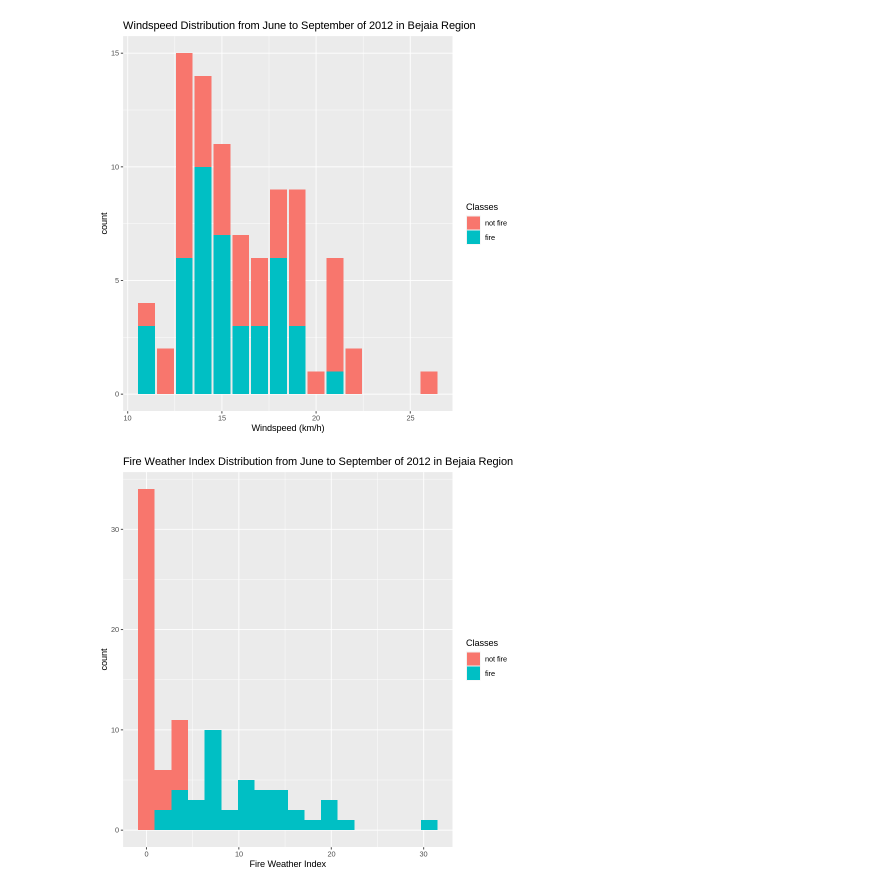
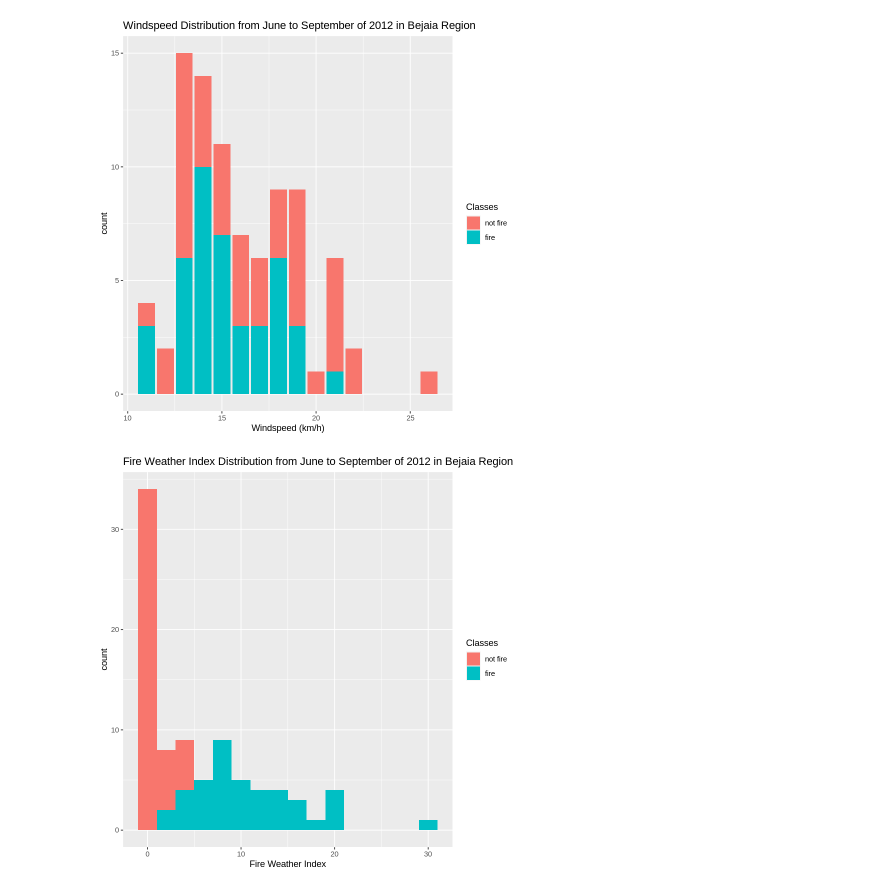
Before and after one commit to edsobcz/fire-project, a Jupyter notebook: group_09_proposal.ipynb, the cells around one changed output. Saved outputs shown, nothing was run; the diff lists cells and outputs as text; code cells hidden in the pictures.

```diff
--- a/group_09_proposal.ipynb
+++ b/group_09_proposal.ipynb
@@ -134,13 +134,13 @@ Warning message:
 # %%
 # this is my modification of the last histogram. needed to remove the stat = "count" to get binwidth to work
 # since histos default to the count, you don't actually need to add that argument
 # we can decide whether to keep it for the other histos, cause that's what puts space btwn the bars
 
 FWI_dstn_plot <- fire_training %>%
     ggplot(aes(x = FWI, fill = Classes)) +
-    geom_histogram(binwidth = 1.8) +
+    geom_histogram(binwidth = 2, position = "stack") +
     labs(x = "Fire Weather Index") +
     ggtitle("Fire Weather Index Distribution from June to September of 2012 in Bejaia Region")
 FWI_dstn_plot
 # %% [output]
-[figure, old version]
+[figure, new version]
```
Also changed, not shown: parts of 4 cells of this notebook.
